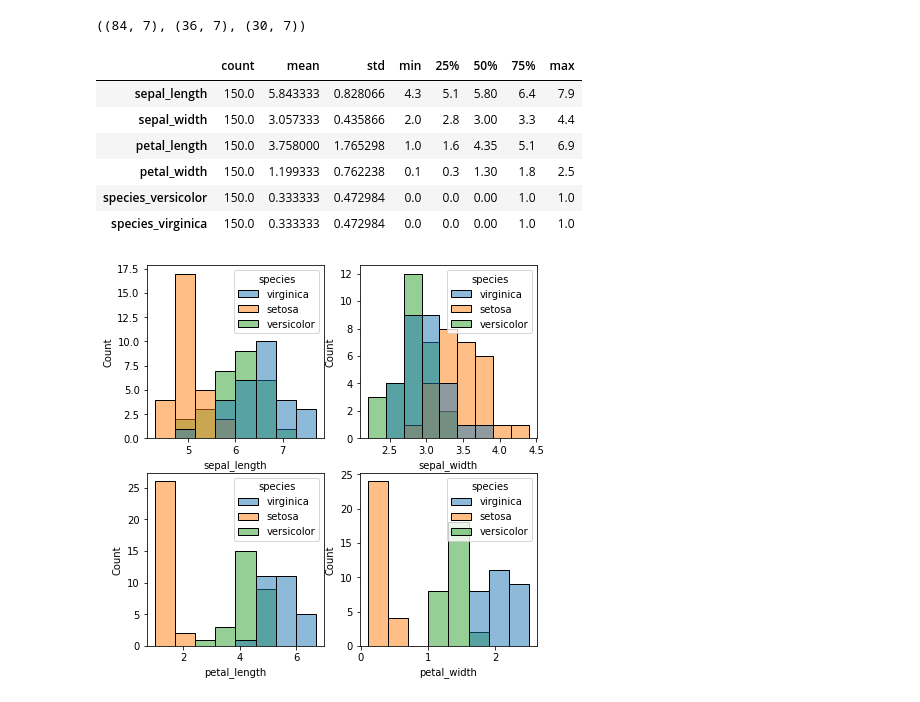
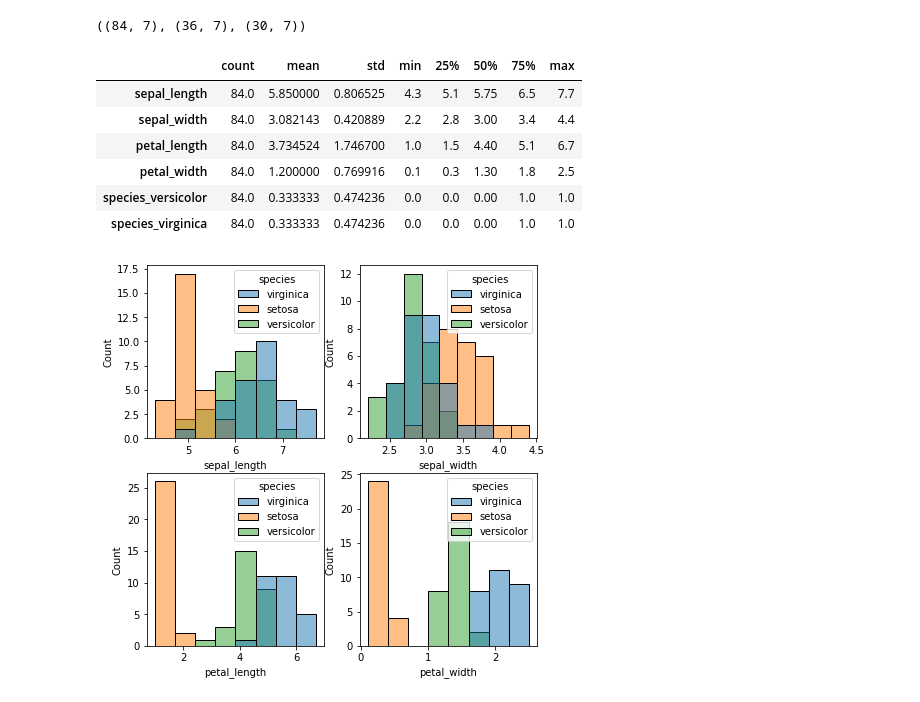
Before and after one commit to carterrxavier/classification-exercises, a Jupyter notebook: classification_exercsises.ipynb, the cells around one changed output. Drawn from its saved outputs; the diff is of its cells as text; code cells hidden in the pictures.

```diff
--- a/classification_exercsises.ipynb
+++ b/classification_exercsises.ipynb
@@ -257,15 +257,15 @@ train.shape, validate.shape, test.shape
 # %%
 ##start exploring univariate stats
 # %%
-iris_df.describe().T
+train.describe().T
 # %% [output]
 |  | count | mean | std | min | 25% | 50% | 75% | max |
-| sepal_length | 150.0 | 5.843333 | 0.828066 | 4.3 | 5.1 | 5.80 | 6.4 | 7.9 |
-| sepal_width | 150.0 | 3.057333 | 0.435866 | 2.0 | 2.8 | 3.00 | 3.3 | 4.4 |
-| petal_length | 150.0 | 3.758000 | 1.765298 | 1.0 | 1.6 | 4.35 | 5.1 | 6.9 |
-| petal_width | 150.0 | 1.199333 | 0.762238 | 0.1 | 0.3 | 1.30 | 1.8 | 2.5 |
-| species_versicolor | 150.0 | 0.333333 | 0.472984 | 0.0 | 0.0 | 0.00 | 1.0 | 1.0 |
-| species_virginica | 150.0 | 0.333333 | 0.472984 | 0.0 | 0.0 | 0.00 | 1.0 | 1.0 |
+| sepal_length | 84.0 | 5.850000 | 0.806525 | 4.3 | 5.1 | 5.75 | 6.5 | 7.7 |
+| sepal_width | 84.0 | 3.082143 | 0.420889 | 2.2 | 2.8 | 3.00 | 3.4 | 4.4 |
+| petal_length | 84.0 | 3.734524 | 1.746700 | 1.0 | 1.5 | 4.40 | 5.1 | 6.7 |
+| petal_width | 84.0 | 1.200000 | 0.769916 | 0.1 | 0.3 | 1.30 | 1.8 | 2.5 |
+| species_versicolor | 84.0 | 0.333333 | 0.474236 | 0.0 | 0.0 | 0.00 | 1.0 | 1.0 |
+| species_virginica | 84.0 | 0.333333 | 0.474236 | 0.0 | 0.0 | 0.00 | 1.0 | 1.0 |
 # %%
 #histograms
 # %%
```
Also changed, not shown: parts of 1 cell of this notebook, 1 other file.
